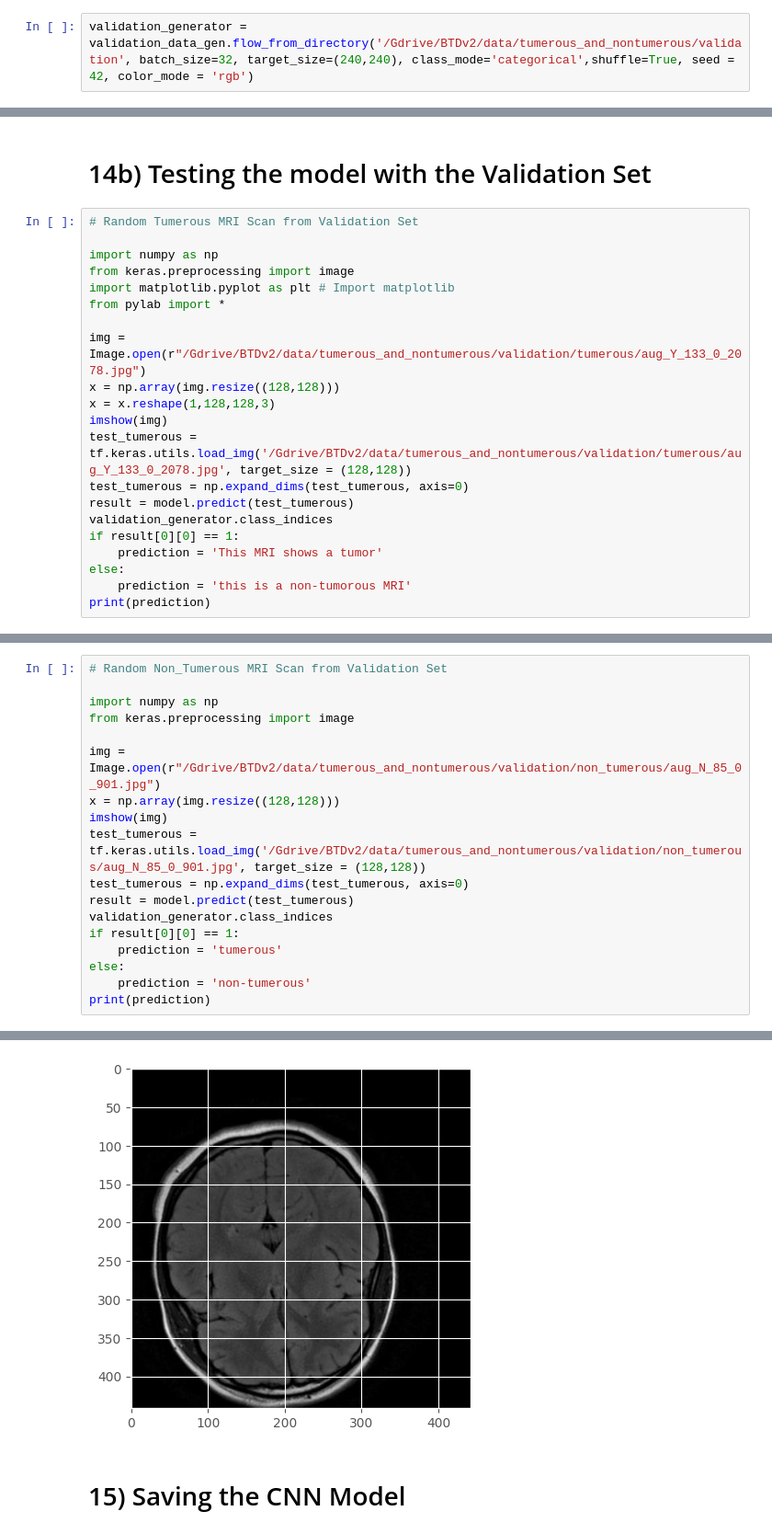
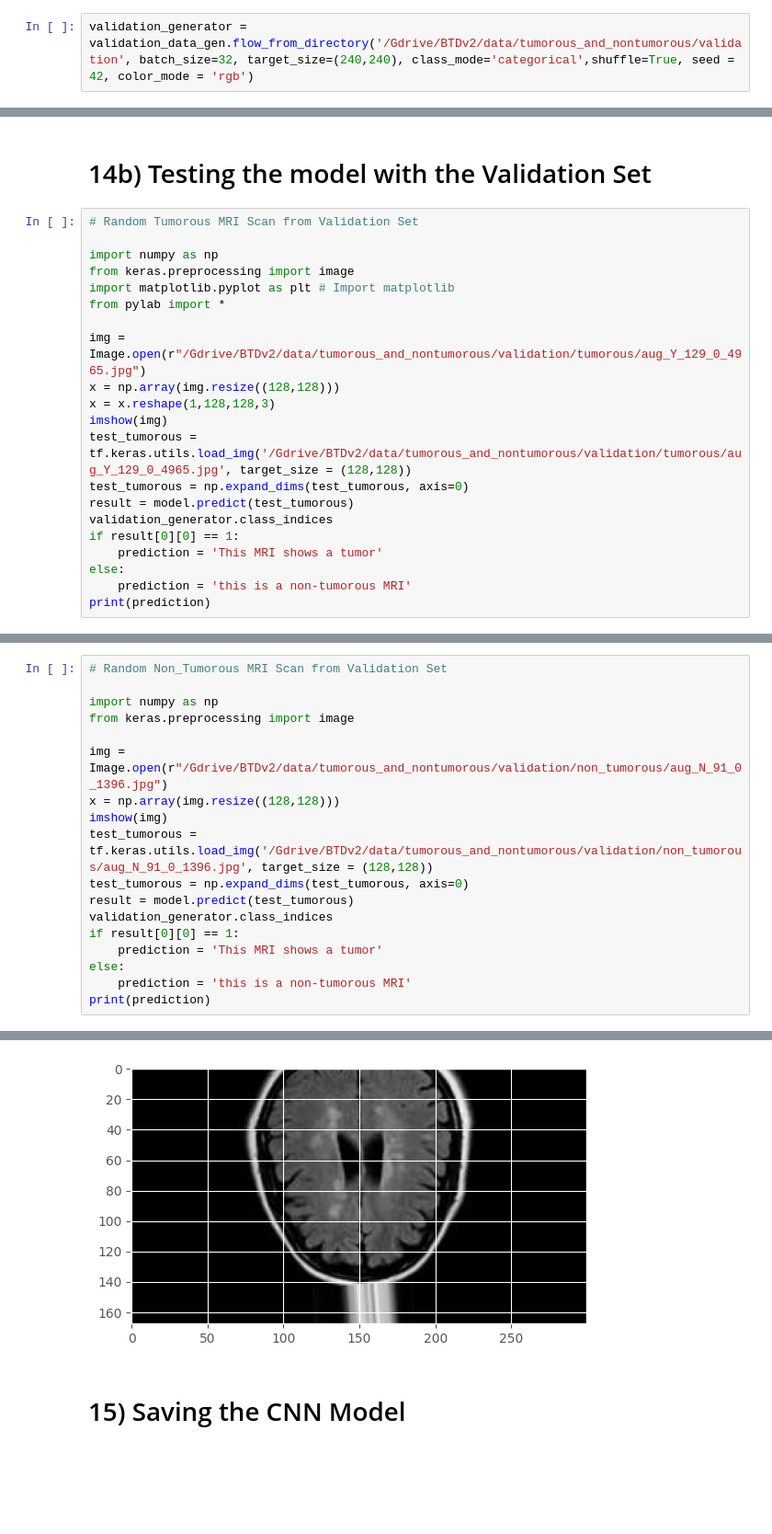
Before and after one commit to BhadrinathKS/Brain-Tumor-Detection, a Jupyter notebook: BrainTumorDetector.ipynb, the cells around one changed output, grey strips where cells are left out. Shown at 92% size. Saved outputs shown, nothing was run; the diff lists cells and outputs as text; blank space fills up the shorter version.

```diff
--- a/BrainTumorDetector.ipynb
+++ b/BrainTumorDetector.ipynb
@@ -512,7 +512,7 @@ for fname in fnames:
 # %%
 validation_data_gen = ImageDataGenerator(rescale = 1./255)
 # %%
-validation_generator = validation_data_gen.flow_from_directory('/Gdrive/BTDv2/data/tumerous_and_nontumerous/validation', batch_size=32, target_size=(240,240), class_mode='categorical',shuffle=True, seed = 42, color_mode = 'rgb')
+validation_generator = validation_data_gen.flow_from_directory('/Gdrive/BTDv2/data/tumorous_and_nontumorous/validation', batch_size=32, target_size=(240,240), class_mode='categorical',shuffle=True, seed = 42, color_mode = 'rgb')
 # %% [output]
 Found 138 images belonging to 2 classes.
 # %%
@@ -549,20 +549,20 @@ _________________________________________________________________
 # %% [markdown]
 # 14b) Testing the model with the Validation Set
 # %%
-# Random Tumerous MRI Scan from Validation Set
+# Random Tumorous MRI Scan from Validation Set
 
 import numpy as np
 from keras.preprocessing import image
 import matplotlib.pyplot as plt # Import matplotlib
 from pylab import *
 
-img = Image.open(r"/Gdrive/BTDv2/data/tumerous_and_nontumerous/validation/tumerous/aug_Y_133_0_2078.jpg")
+img = Image.open(r"/Gdrive/BTDv2/data/tumorous_and_nontumorous/validation/tumorous/aug_Y_129_0_4965.jpg")
 x = np.array(img.resize((128,128)))
 x = x.reshape(1,128,128,3)
 imshow(img)
-test_tumerous = tf.keras.utils.load_img('/Gdrive/BTDv2/data/tumerous_and_nontumerous/validation/tumerous/aug_Y_133_0_2078.jpg', target_size = (128,128))
-test_tumerous = np.expand_dims(test_tumerous, axis=0)
-result = model.predict(test_tumerous)
+test_tumorous = tf.keras.utils.load_img('/Gdrive/BTDv2/data/tumorous_and_nontumorous/validation/tumorous/aug_Y_129_0_4965.jpg', target_size = (128,128))
+test_tumorous = np.expand_dims(test_tumorous, axis=0)
+result = model.predict(test_tumorous)
 validation_generator.class_indices
 if result[0][0] == 1:
     prediction = 'This MRI shows a tumor'
@@ -576,19 +576,19 @@ This MRI shows a tumor
 # %%
-# Random Non_Tumerous MRI Scan from Validation Set
+# Random Non_Tumorous MRI Scan from Validation Set
 
 import numpy as np
 from keras.preprocessing import image
 
-img = Image.open(r"/Gdrive/BTDv2/data/tumerous_and_nontumerous/validation/non_tumerous/aug_N_85_0_901.jpg")
+img = Image.open(r"/Gdrive/BTDv2/data/tumorous_and_nontumorous/validation/non_tumorous/aug_N_91_0_1396.jpg")
 x = np.array(img.resize((128,128)))
 imshow(img)
-test_tumerous = tf.keras.utils.load_img('/Gdrive/BTDv2/data/tumerous_and_nontumerous/validation/non_tumerous/aug_N_85_0_901.jpg', target_size = (128,128))
-test_tumerous = np.expand_dims(test_tumerous, axis=0)
-result = model.predict(test_tumerous)
+test_tumorous = tf.keras.utils.load_img('/Gdrive/BTDv2/data/tumorous_and_nontumorous/validation/non_tumorous/aug_N_91_0_1396.jpg', target_size = (128,128))
+test_tumorous = np.expand_dims(test_tumorous, axis=0)
+result = model.predict(test_tumorous)
 validation_generator.class_indices
 if result[0][0] == 1:
-    prediction = 'tumerous'
+    prediction = 'This MRI shows a tumor'
 else:
-    prediction = 'non-tumerous'
+    prediction = 'this is a non-tumorous MRI'
 print(prediction)
 # %% [output]
@@ -596,5 +596,5 @@ print(prediction)
 non-tumerous
-[figure, old version]
+[figure, new version]
 # %% [markdown]
 # 15) Saving the CNN Model
 # %%
```
Also changed, not shown: parts of 13 cells of this notebook.
